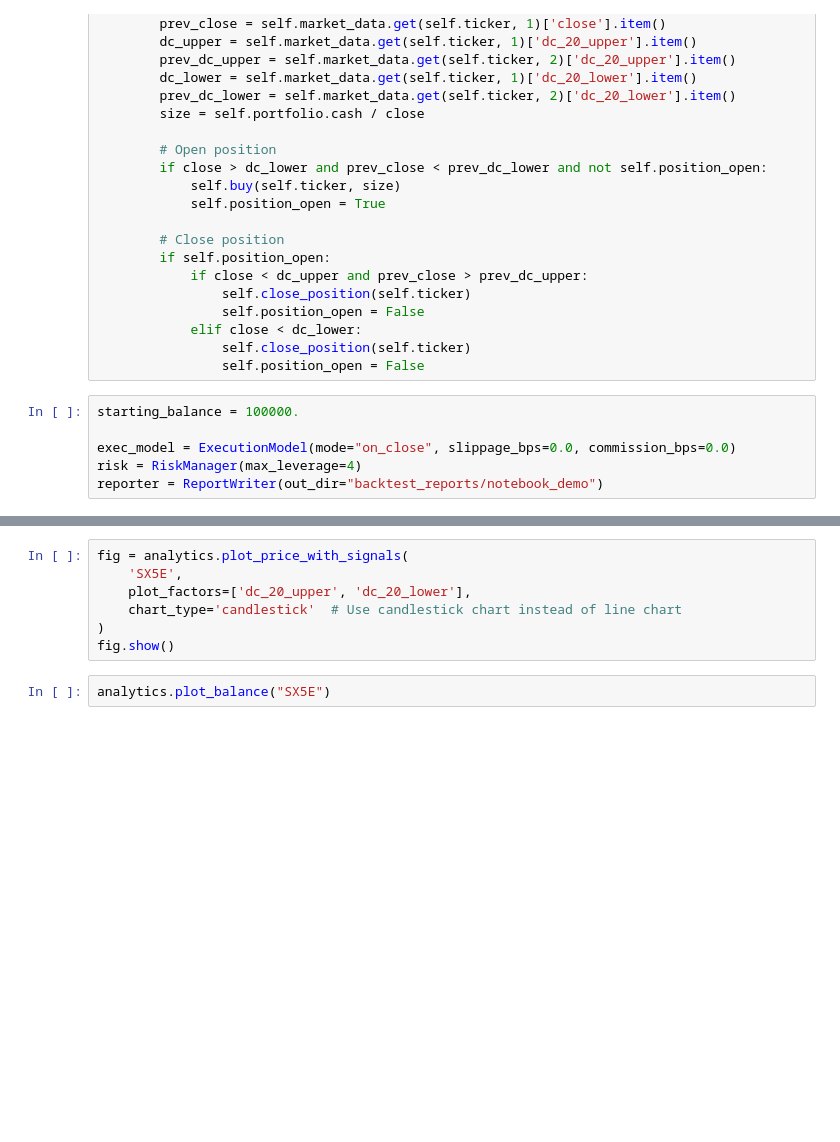
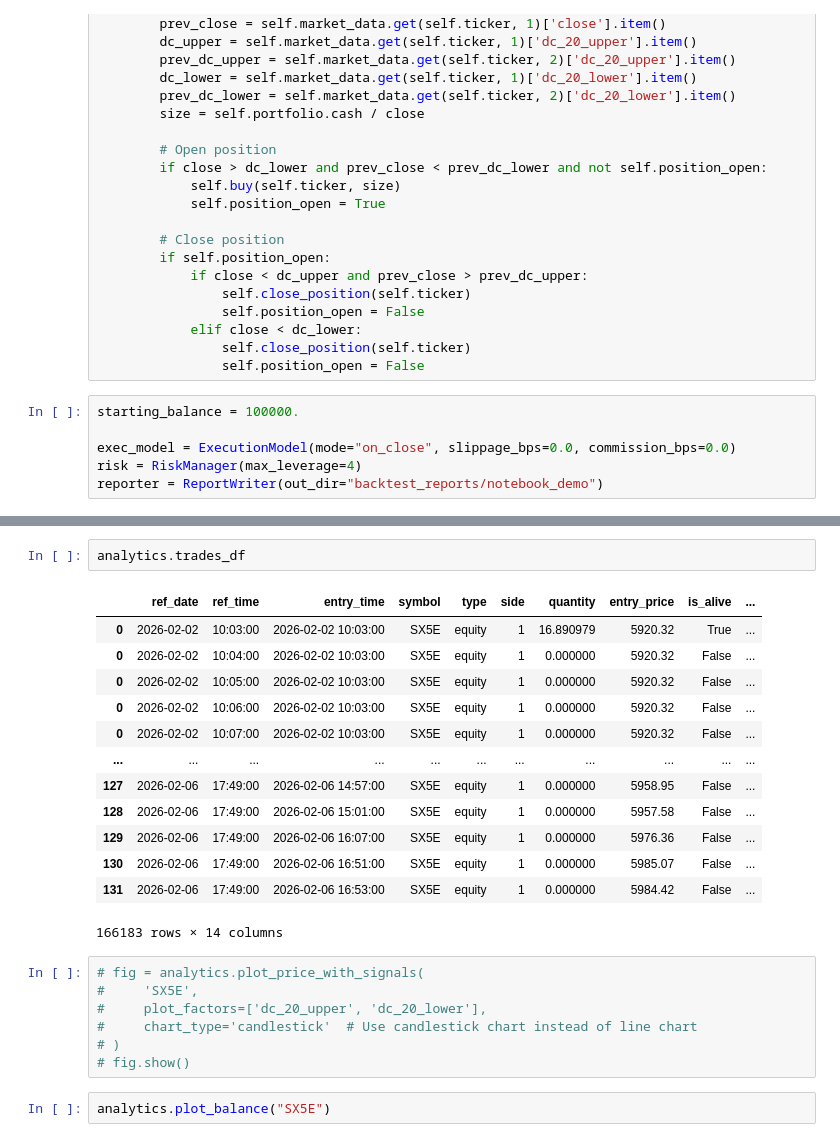
Before and after one commit to andrea220/quanto, a Jupyter notebook: strategies/example/research.ipynb, the cells around one changed output, grey strips where cells are left out. Cells and saved outputs as stored; diff of their text form; blank space fills up the shorter version.

```diff
--- a/strategies/example/research.ipynb
+++ b/strategies/example/research.ipynb
@@ -100,10 +153,26 @@ analytics = StrategyAnalytics(self)
+# %%
+analytics.trades_df
+# %% [output]
+|  | ref_date | ref_time | entry_time | symbol | type | side | quantity | entry_price | is_alive | ... |
+| 0 | 2026-02-02 | 10:03:00 | 2026-02-02 10:03:00 | SX5E | equity | 1 | 16.890979 | 5920.32 | True | ... |
+| 0 | 2026-02-02 | 10:04:00 | 2026-02-02 10:03:00 | SX5E | equity | 1 | 0.000000 | 5920.32 | False | ... |
+| 0 | 2026-02-02 | 10:05:00 | 2026-02-02 10:03:00 | SX5E | equity | 1 | 0.000000 | 5920.32 | False | ... |
+| 0 | 2026-02-02 | 10:06:00 | 2026-02-02 10:03:00 | SX5E | equity | 1 | 0.000000 | 5920.32 | False | ... |
+| 0 | 2026-02-02 | 10:07:00 | 2026-02-02 10:03:00 | SX5E | equity | 1 | 0.000000 | 5920.32 | False | ... |
+| ... | ... | ... | ... | ... | ... | ... | ... | ... | ... | ... |
+| 127 | 2026-02-06 | 17:49:00 | 2026-02-06 14:57:00 | SX5E | equity | 1 | 0.000000 | 5958.95 | False | ... |
+| 128 | 2026-02-06 | 17:49:00 | 2026-02-06 15:01:00 | SX5E | equity | 1 | 0.000000 | 5957.58 | False | ... |
+| 129 | 2026-02-06 | 17:49:00 | 2026-02-06 16:07:00 | SX5E | equity | 1 | 0.000000 | 5976.36 | False | ... |
+| 130 | 2026-02-06 | 17:49:00 | 2026-02-06 16:51:00 | SX5E | equity | 1 | 0.000000 | 5985.07 | False | ... |
+| 131 | 2026-02-06 | 17:49:00 | 2026-02-06 16:53:00 | SX5E | equity | 1 | 0.000000 | 5984.42 | False | ... |
+166183 rows × 14 columns
 # %%
-fig = analytics.plot_price_with_signals(
-    'SX5E',
-    plot_factors=['dc_20_upper', 'dc_20_lower'],
-    chart_type='candlestick'  # Use candlestick chart instead of line chart
-)
-fig.show()
+# fig = analytics.plot_price_with_signals(
+#     'SX5E',
+#     plot_factors=['dc_20_upper', 'dc_20_lower'],
+#     chart_type='candlestick'  # Use candlestick chart instead of line chart
+# )
+# fig.show()
 # %%
 analytics.plot_balance("SX5E")
 # %% [markdown]
```
Also changed, not shown: parts of 13 cells of this notebook, 4 other files.
